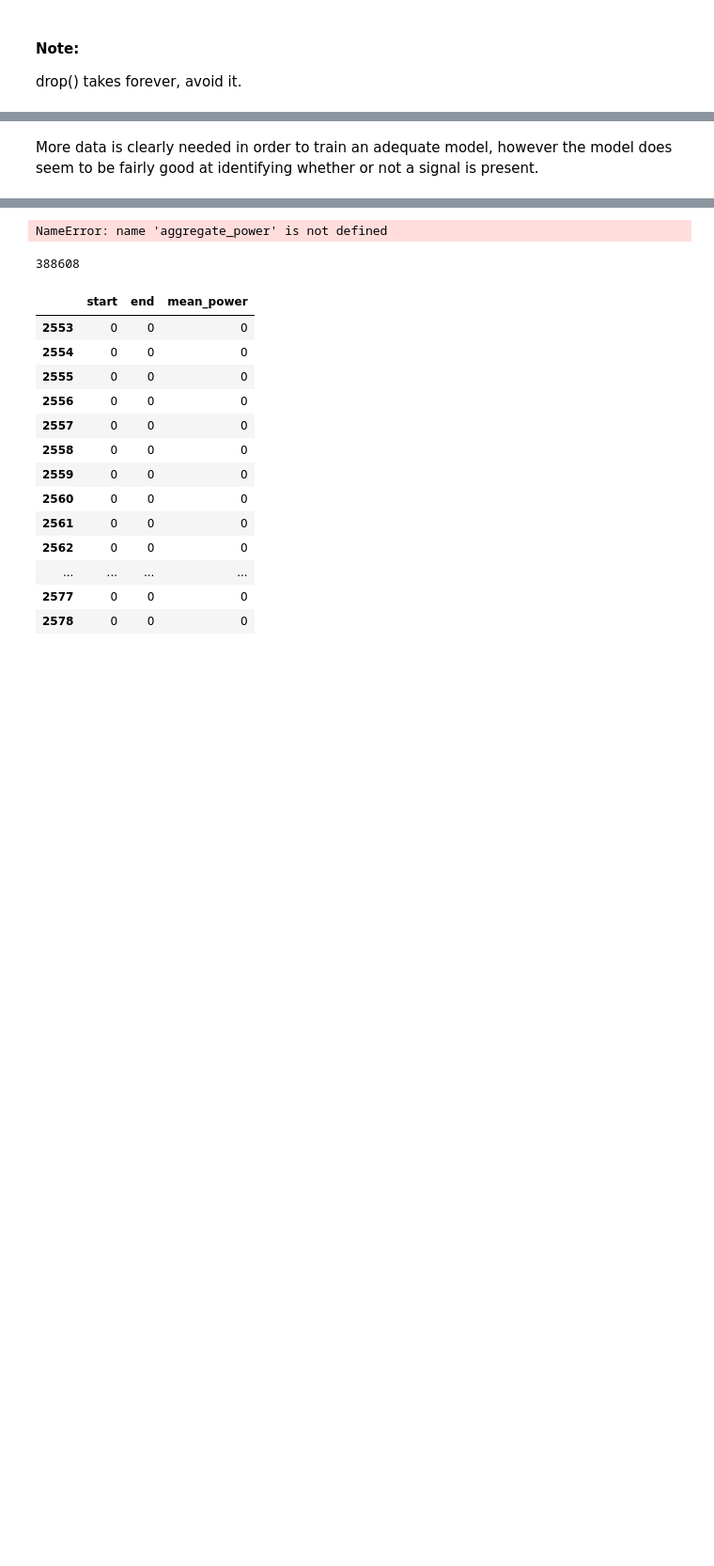
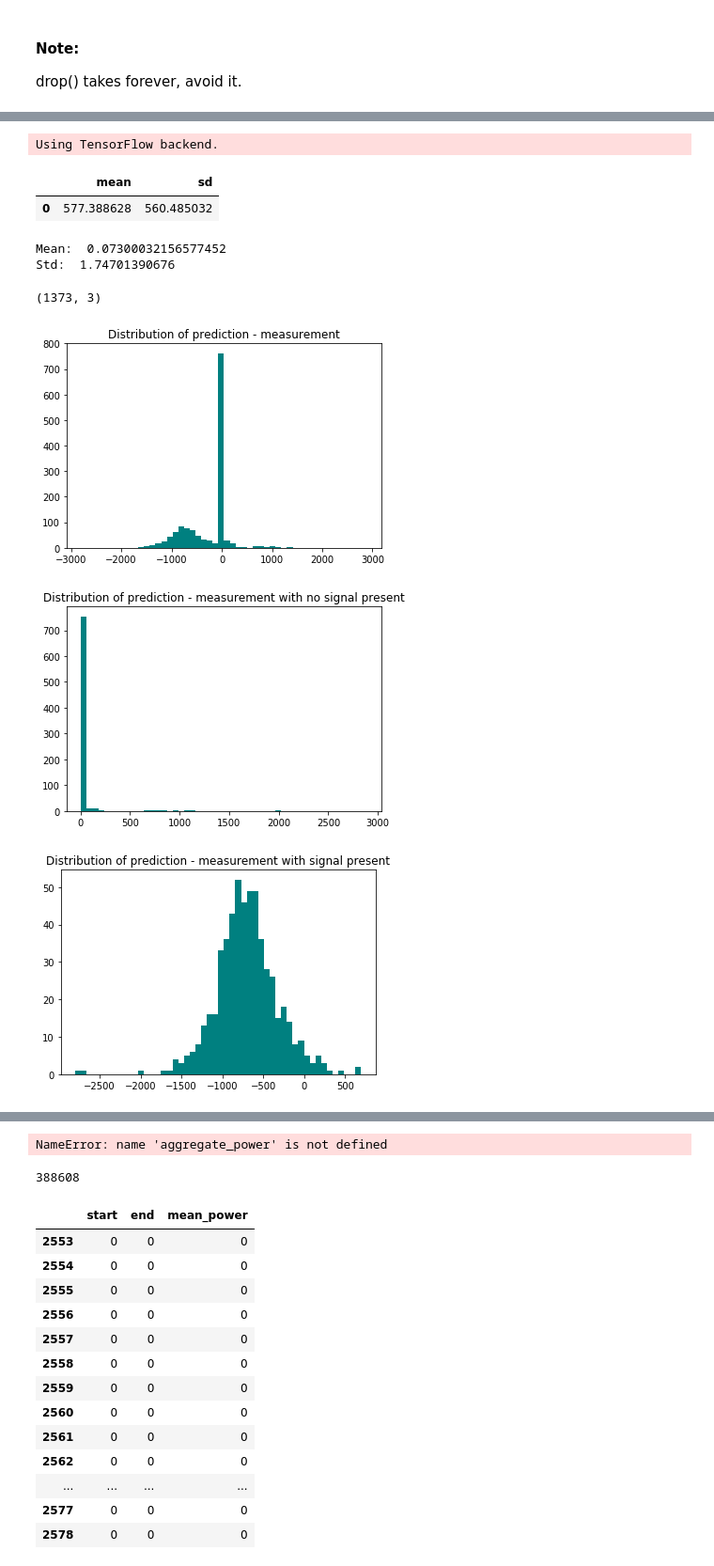
Before and after one commit to Fesche/NILM, a Jupyter notebook: model_testing.ipynb, the cells around one changed output, grey strips where cells are left out. Shown at 94% size. Cells and saved outputs as stored; diff of their text form; code cells hidden in the pictures; blank space fills up the shorter version.

```diff
--- a/model_testing.ipynb
+++ b/model_testing.ipynb
@@ -265,2 +217,53 @@ model.save('model3.h5')
-# %% [markdown]
-More data is clearly needed in order to train an adequate model, however the model does seem to be fairly good at identifying whether or not a signal is present.
+# %%
+from keras.models import load_model
+
+model = load_model('../master_data/nilm/models/model0118.h5')
+normalization = pd.read_csv('../master_data/nilm/normalization_params.csv', header=0, delim_whitespace=True)
+# %% [output]
+Using TensorFlow backend.
+# %%
+normalization.head()
+# %% [output]
+|  | mean | sd |
+| 0 | 577.388628 | 560.485032 |
+# %%
+X_np = np.array(X).reshape((X.shape[0],X.shape[1],1))
+y_np = np.array(y).reshape((y.shape[0],y.shape[1]))
+
+mean = normalization['mean'].values[0]
+X_np = X_np - mean
+sd = normalization['sd'].values[0]
+#rand_sd = rand_sd.sample(frac=1).reset_index(drop=True)
+X_np /= sd
+print("Mean: ", X_np.mean())
+print("Std: ", X_np.std())
+# %% [output]
+Mean:  0.07300032156577452
+Std:  1.74701390676
+# %%
+
+pred = model.predict(X_np)
+
+diff_power = pred[:,2] - y_np[:,2]
+diff_clean = pred[:,2][y_np[:,2] == 0] - y_np[:,2][y_np[:,2] == 0]
+diff_signal = pred[:,2][y_np[:,2] != 0] - y_np[:,2][y_np[:,2] != 0]
+
+
+print(pred.shape)
+
+plt.hist(diff_power,bins=50, color='teal')
+plt.title("Distribution of prediction - measurement")
+plt.show()
+
+plt.hist(diff_clean,bins=50, color='teal')
+plt.title("Distribution of prediction - measurement with no signal present")
+plt.show()
+
+plt.hist(diff_signal,bins=50, color='teal')
+plt.title("Distribution of prediction - measurement with signal present")
+plt.show()
+# %% [output]
+(1373, 3)
+[figure, added]
+[figure, added]
+[figure, added]
```
Also changed, not shown: parts of 31 cells of this notebook, 2 other files.
